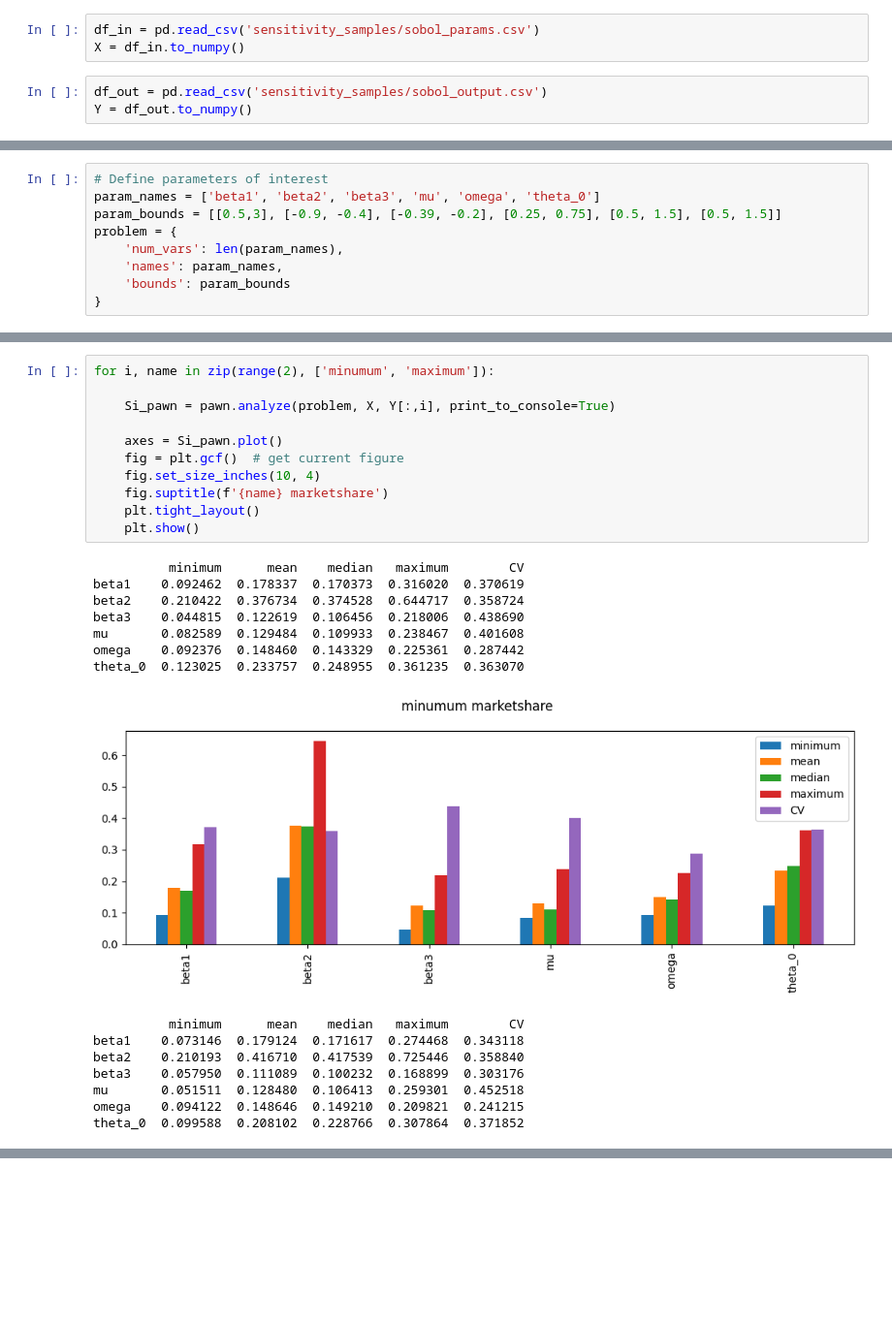
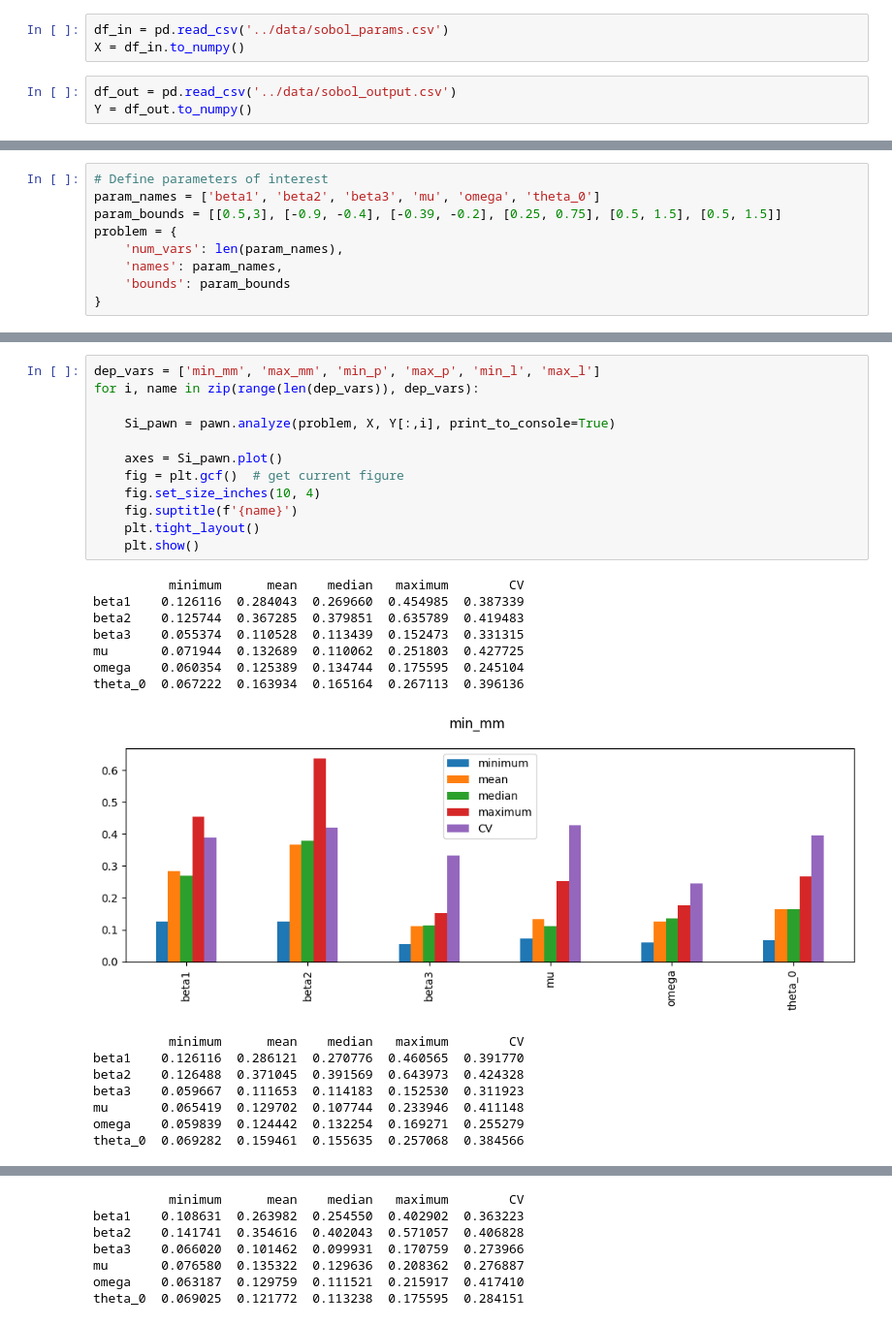
Before and after one commit to anuscabc/markdown_estimation, a Jupyter notebook: sensitivity/sensitivity_indices.ipynb, the cells around one changed output, grey strips where cells are left out. Shown at 97% size. Saved outputs shown, nothing was run; the diff lists cells and outputs as text; blank space fills up the shorter version.

```diff
--- a/sensitivity/sensitivity_indices.ipynb
+++ b/sensitivity/sensitivity_indices.ipynb
@@ -4,10 +4,10 @@ import pandas as pd
 import matplotlib.pyplot as plt
 from SALib.analyze import sobol, pawn
 # %%
-df_in = pd.read_csv('sensitivity_samples/sobol_params.csv')
+df_in = pd.read_csv('../data/sobol_params.csv')
 X = df_in.to_numpy()
 # %%
-df_out = pd.read_csv('sensitivity_samples/sobol_output.csv')
+df_out = pd.read_csv('../data/sobol_output.csv')
 Y = df_out.to_numpy()
 # %%
 seed = 1234
@@ -48,27 +48,28 @@ for i, name in zip(range(len(dep_vars)), dep_vars):
 # %%
-for i, name in zip(range(2), ['minumum', 'maximum']):
+dep_vars = ['min_mm', 'max_mm', 'min_p', 'max_p', 'min_l', 'max_l']
+for i, name in zip(range(len(dep_vars)), dep_vars):
 
     Si_pawn = pawn.analyze(problem, X, Y[:,i], print_to_console=True)
 
     axes = Si_pawn.plot()
     fig = plt.gcf()  # get current figure
     fig.set_size_inches(10, 4)
-    fig.suptitle(f'{name} marketshare')
+    fig.suptitle(f'{name}')
     plt.tight_layout()
     plt.show()
 # %% [output]
           minimum      mean    median   maximum        CV
-beta1    0.092462  0.178337  0.170373  0.316020  0.370619
-beta2    0.210422  0.376734  0.374528  0.644717  0.358724
-beta3    0.044815  0.122619  0.106456  0.218006  0.438690
-mu       0.082589  0.129484  0.109933  0.238467  0.401608
-omega    0.092376  0.148460  0.143329  0.225361  0.287442
-theta_0  0.123025  0.233757  0.248955  0.361235  0.363070
+beta1    0.126116  0.284043  0.269660  0.454985  0.387339
+beta2    0.125744  0.367285  0.379851  0.635789  0.419483
+beta3    0.055374  0.110528  0.113439  0.152473  0.331315
+mu       0.071944  0.132689  0.110062  0.251803  0.427725
+omega    0.060354  0.125389  0.134744  0.175595  0.245104
+theta_0  0.067222  0.163934  0.165164  0.267113  0.396136
-[figure, old version]
+[figure, new version]
           minimum      mean    median   maximum        CV
-beta1    0.073146  0.179124  0.171617  0.274468  0.343118
-beta2    0.210193  0.416710  0.417539  0.725446  0.358840
-beta3    0.057950  0.111089  0.100232  0.168899  0.303176
-mu       0.051511  0.128480  0.106413  0.259301  0.452518
-omega    0.094122  0.148646  0.149210  0.209821  0.241215
-theta_0  0.099588  0.208102  0.228766  0.307864  0.371852
+beta1    0.126116  0.286121  0.270776  0.460565  0.391770
+beta2    0.126488  0.371045  0.391569  0.643973  0.424328
+beta3    0.059667  0.111653  0.114183  0.152530  0.311923
+mu       0.065419  0.129702  0.107744  0.233946  0.411148
+omega    0.059839  0.124442  0.132254  0.169271  0.255279
+theta_0  0.069282  0.159461  0.155635  0.257068  0.384566
@@ -75,0 +77,7 @@ theta_0  0.099588  0.208102  0.228766  0.307864  0.371852
+          minimum      mean    median   maximum        CV
+beta1    0.108631  0.263982  0.254550  0.402902  0.363223
+beta2    0.141741  0.354616  0.402043  0.571057  0.406828
+beta3    0.066020  0.101462  0.099931  0.170759  0.273966
+mu       0.076580  0.135322  0.129636  0.208362  0.276887
+omega    0.063187  0.129759  0.111521  0.215917  0.417410
+theta_0  0.069025  0.121772  0.113238  0.175595  0.284151
```
Also changed, not shown: parts of 2 cells of this notebook, 6 other files.
